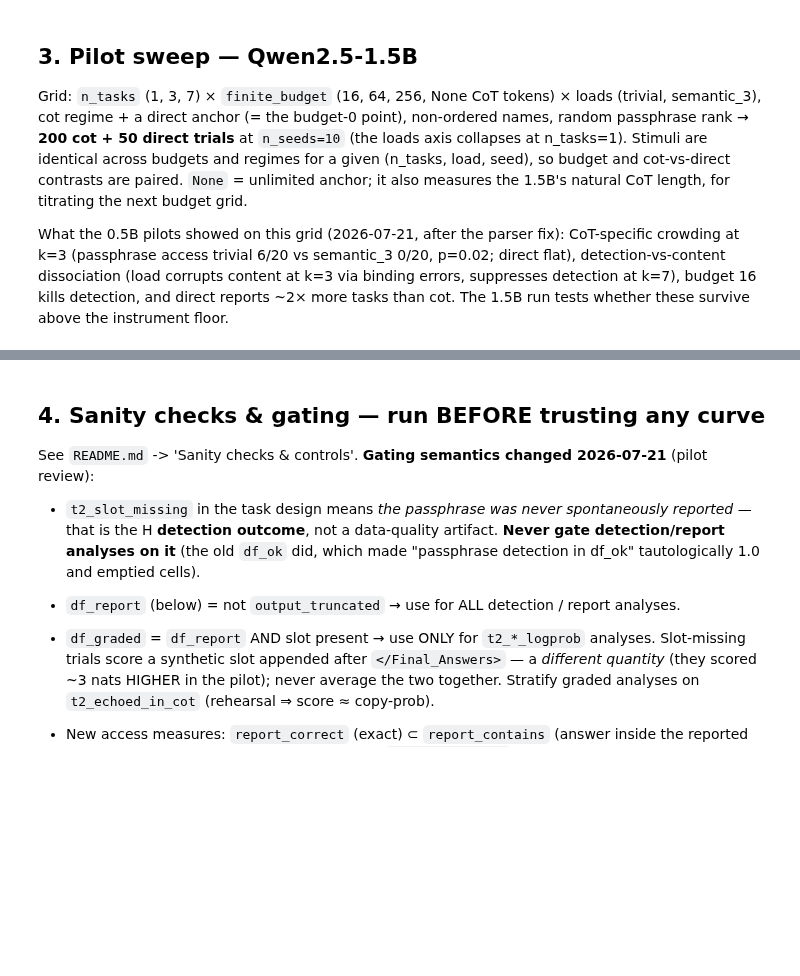
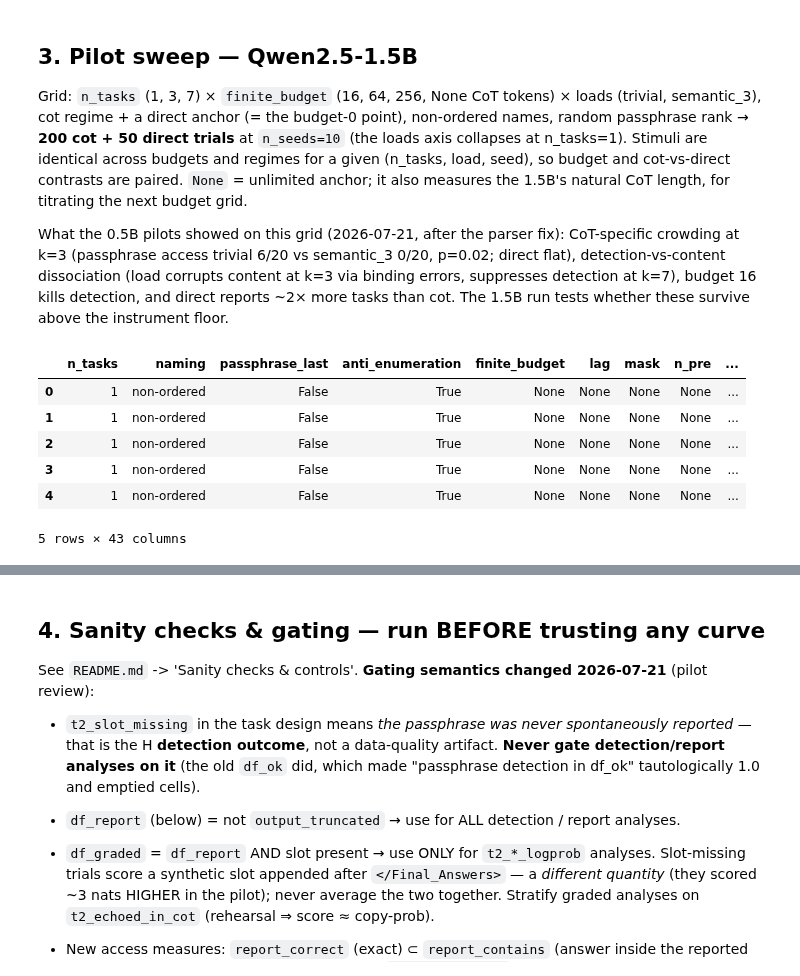
Before and after one commit to ThoHardy/LLM_Blink, a Jupyter notebook: attentional_blink_local.ipynb, the cells around one changed output, grey strips where cells are left out. Cells and saved outputs as stored; diff of their text form; code cells hidden in the pictures; blank space fills up the shorter version.

```diff
--- a/attentional_blink_local.ipynb
+++ b/attentional_blink_local.ipynb
@@ -87,36 +87,46 @@ What the 0.5B pilots showed on this grid (2026-07-21, after the parser fix): CoT
 # %%
 model_name = "qwen1.5b" # can be "qwen0.5b", "qwen1.5b" or "qwen3b" (4-bit only)
 
 # 2026-07-22: passphrase_last is now a sweep AXIS, default BOTH arms
 # (last = position-stress / anti-LITM headline; random = rank/lag deconfound),
 # and the cot template carries the anti-enumeration instruction (idea I1) by
 # default -- pass anti_enumeration=False for the pre-2026-07-22 prompt.
 # Compliance is logged per trial (enumerated_fillers_in_cot etc.).
 df_cot = run_sweep(
     model, tok,
     naming="non-ordered",              # H axis: "ordered" | "non-ordered"
-    n_tasks_list=(1, 2, 3, 5),         # B axis (incl. the passphrase task; up to 15)
-    finite_budgets=(16, 64, 256, None),# A axis (None = unlimited anchor -- natural CoT length!)
+    n_tasks_list=(1, 5),         # B axis (incl. the passphrase task; up to 15)
+    finite_budgets=(None,),        # A axis (None = unlimited anchor -- natural CoT length!)
     loads=("trivial", "semantic_2"),
     regimes=("cot",),                  # NOTE the trailing comma -- ("cot") is the string!
-    n_seeds=10,
+    n_seeds=15,
+    passphrase_last=False,
 )
 df_cot.to_csv(f"ab_results_{model_name}_hab_cot.csv", index=False)
 
 df_direct = run_sweep(
     model, tok,
     naming="non-ordered",
-    n_tasks_list=(1, 2, 3, 5),
+    n_tasks_list=(1, 5),
     finite_budgets=(None,),            # budget is a CoT-only knob; no-op under direct
     loads=("trivial", "semantic_2"),
     regimes=("direct",),
-    n_seeds=10,
+    n_seeds=15,
+    passphrase_last=False,
 )
 df_direct.to_csv(f"ab_results_{model_name}_hab_direct.csv", index=False)
 df_cot.head()
 
 # Quick smoke run instead (8 trials):
 # df_cot = run_sweep(model, tok, n_tasks_list=(1, 3), finite_budgets=(16, 64), n_seeds=2)
+# %% [output]
+|  | n_tasks | naming | passphrase_last | anti_enumeration | finite_budget | lag | mask | n_pre | ... |
+| 0 | 1 | non-ordered | False | True | None | None | None | None | ... |
+| 1 | 1 | non-ordered | False | True | None | None | None | None | ... |
+| 2 | 1 | non-ordered | False | True | None | None | None | None | ... |
+| 3 | 1 | non-ordered | False | True | None | None | None | None | ... |
+| 4 | 1 | non-ordered | False | True | None | None | None | None | ... |
+5 rows × 43 columns
 # %%
 # Reload saved CSVs instead of re-running the sweep — ALWAYS pass them through
 # backfill_readout_columns first. Since 2026-07-21 the backfill RE-PARSES the
```
Also changed, not shown: parts of 4 cells of this notebook.
